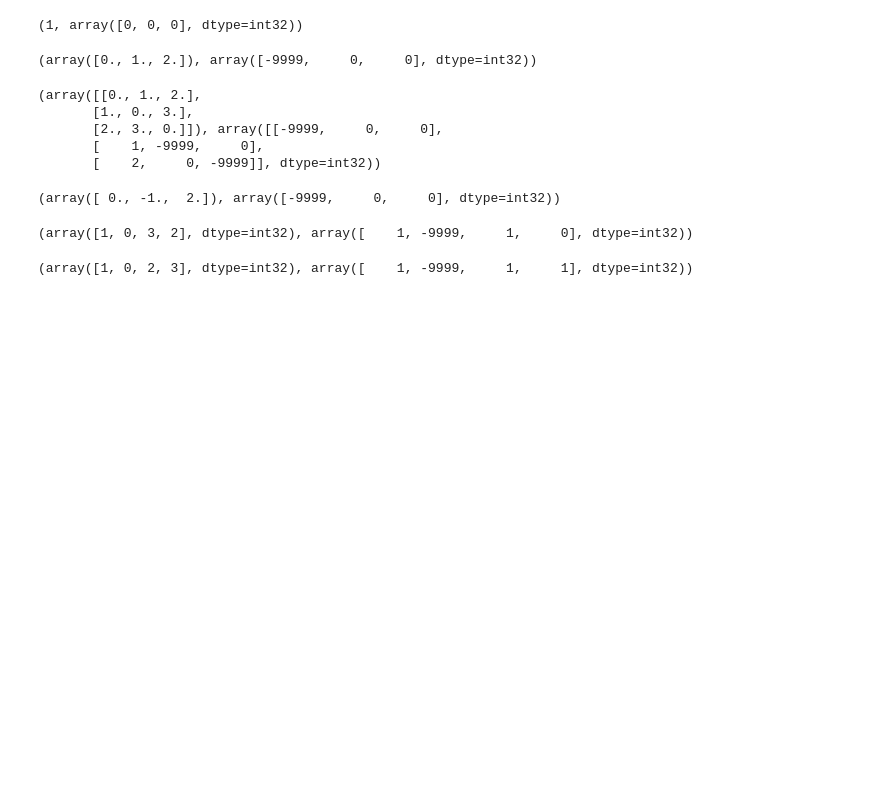
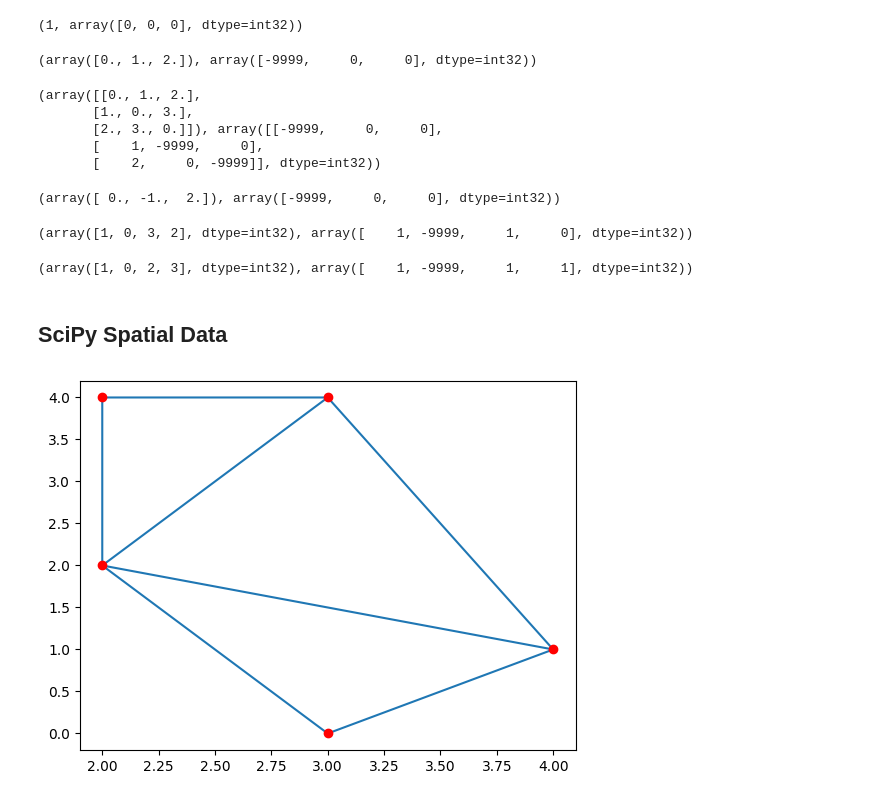
Before and after one commit to MAK8405/SciPy-Hub, a Jupyter notebook: SciPy.ipynb, the cells around one changed output. Cells and saved outputs as stored; diff of their text form; code cells hidden in the pictures; blank space fills up the shorter version.

Commit message:
Start SciPy Spatial Data

```diff
--- a/SciPy.ipynb
+++ b/SciPy.ipynb
@@ -237,3 +237,21 @@ newarr = csr_matrix(arr)
 print(breadth_first_order(newarr, 1))
 # %% [output]
 (array([1, 0, 2, 3], dtype=int32), array([    1, -9999,     1,     1], dtype=int32))
+# %% [markdown]
+## SciPy Spatial Data
+# %%
+import numpy as np
+from scipy.spatial import Delaunay
+import matplotlib.pyplot as plt
+
+points = np.array([[2, 4], [3, 4], [3, 0], [2, 2], [4, 1]])
+points = np.array([[2, 4], [3, 4], [3, 0], [2, 2], [4, 1]])
+
+simplices = Delaunay(points).simplices
+
+plt.triplot(points[:, 0], points[:, 1], simplices)
+plt.scatter(points[:, 0], points[:, 1], color="r")
+
+plt.show()
+# %% [output]
+[figure, added]
```
